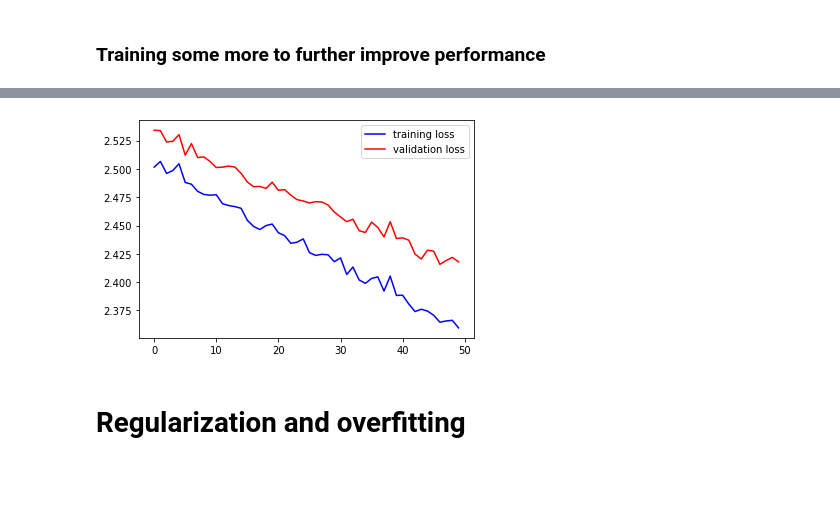
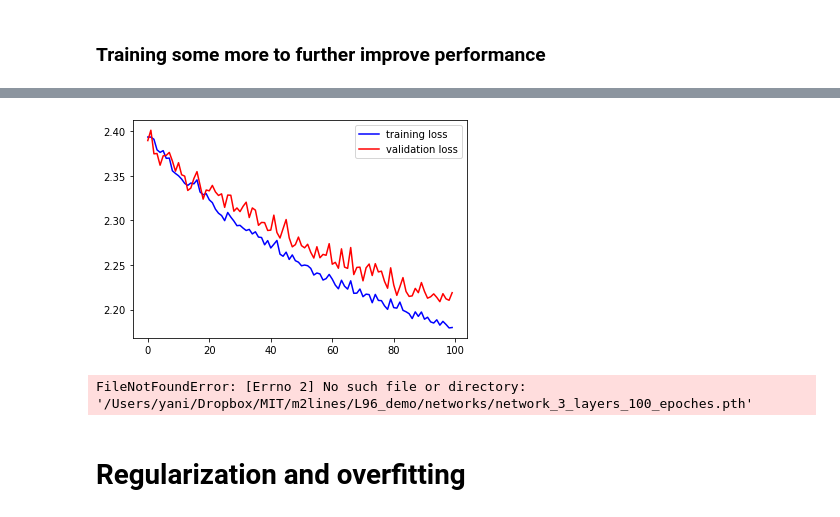
Before and after one commit to m2lines/L96_demo, a Jupyter notebook: pytorch_L96/Neural_network_for_Lorenz96.ipynb, the cells around one changed output, grey strips where cells are left out. Saved outputs shown, nothing was run; the diff lists cells and outputs as text; code cells hidden in the pictures; blank space fills up the shorter version.

```diff
--- a/pytorch_L96/Neural_network_for_Lorenz96.ipynb
+++ b/pytorch_L96/Neural_network_for_Lorenz96.ipynb
@@ -501,7 +537,7 @@ plt.legend();
 # %% [markdown]
 ### Training some more to further improve performance
 # %%
-n_epochs = 50 #Number of epocs
+n_epochs = 100 #Number of epocs
 validation_loss = list()
 train_loss = list()
 # time0 = time()
@@ -534 +570 @@ validation loss: 2.4179134505439666
-[figure, old version]
+[figure, new version]
@@ -555,6 +576,8 @@ torch.save(nn_3l.state_dict(), PATH)
 #Load network
 # path_load = '/Users/yani/Dropbox/MIT/m2lines/L96_demo/networks/network_3_layers_100_epoches.pth'
 # nn_3l.load_state_dict(torch.load(path_load))
+# %% [output]
+FileNotFoundError: [Errno 2] No such file or directory: '/Users/yani/Dropbox/MIT/m2lines/L96_demo/networks/network_3_layers_100_epoches.pth'
 # %% [markdown]
 # Regularization and overfitting
 # %%
```
Also changed, not shown: parts of 35 cells of this notebook, 1 other file.
